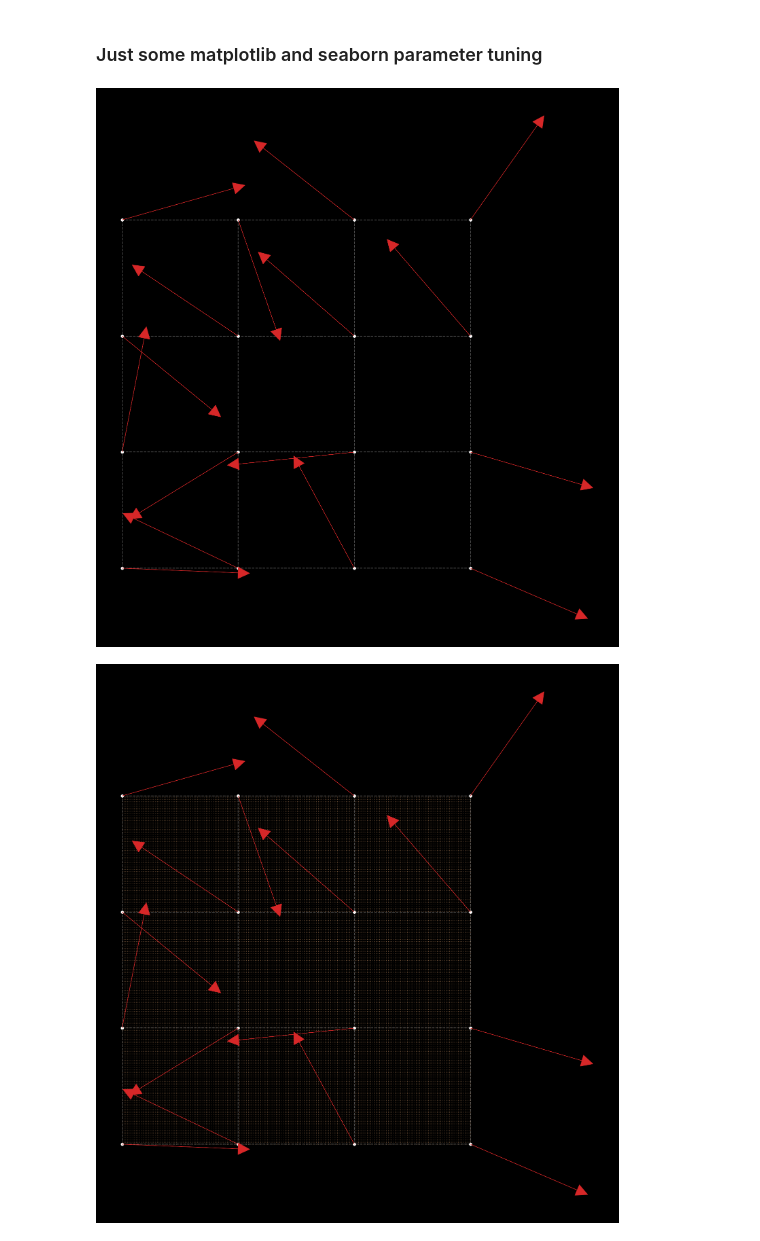
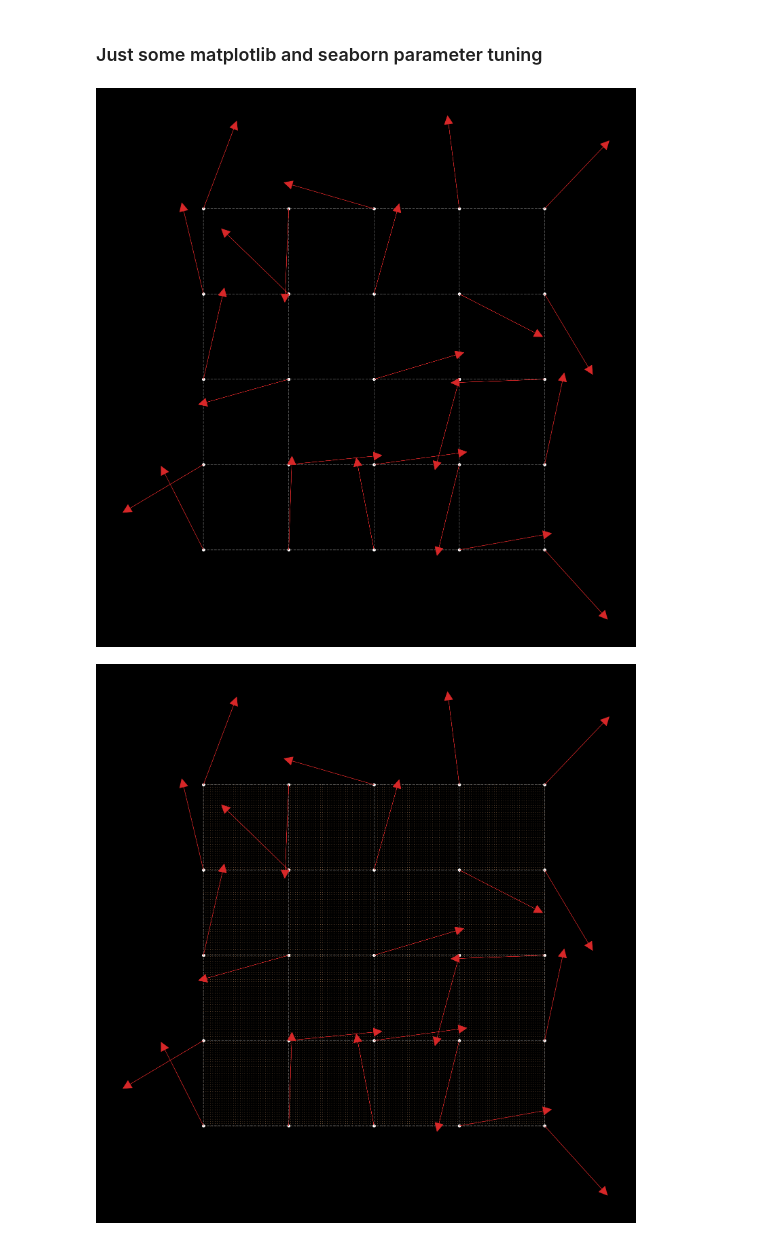
Before and after one commit to masterdesky/ELTE-mod-comp-1-2021, a Jupyter notebook: project/demos/perlin_noise.ipynb, the cells around one changed output. Cells and saved outputs as stored; diff of their text form; code cells hidden in the pictures.

```diff
--- a/project/demos/perlin_noise.ipynb
+++ b/project/demos/perlin_noise.ipynb
@@ -102,6 +105,6 @@ def get_interp_grid(prefix):
 # %%
 def get_coords(nrows, ncols,
-               main, sub, grad):
+               main, sub, grad, flow):
 
     # Create coord. system
     yc = np.arange(0,nrows,1)
@@ -119,7 +122,11 @@ def get_coords(nrows, ncols,
     xg = grad.x.values
     yg = grad.y.values
 
-    return x,y,xs,ys,xg,yg
+    # Load flow field vectors
+    xf = flow.x.values
+    yf = flow.y.values
+
+    return x,y,xs,ys,xg,yg,xf,yf
 # %%
 def get_ngp_for_dot(ngp, dot):
 
@@ -136,13 +143,15 @@ def load_data(prefix):
     dot = get_dot_field(prefix)
     #ngp = get_ngp(prefix)
     interp = get_interp_grid(prefix)
+    flow = get_flow_field(prefix)
 
-    return main, sub, cells, grad, dot, interp
+    return main, sub, cells, grad, dot, interp, flow
 # %%
 # Size of grid
+freq_i = 0
 freqs = 4
-nrows = 4
-ncols = 4
-res = 200
+nrows = 5 * 2**(freq_i)
+ncols = 5 * 2**(freq_i)
+res = 150
 # %%
 data = [load_data(prefix='{}'.format(2**i)) for i in range(0,freqs)]
@@ -150,39 +159,39 @@ interps = [d[-1].reshape(res, res) for d in data]
 # %%
 #analyzetree
 # %%
-x,y,xs,ys,xg,yg = get_coords(nrows=nrows, ncols=ncols, main=data[0][0], sub=data[0][1], grad=data[0][3])
+x,y,xs,ys,xg,yg,xf,yf = get_coords(nrows=nrows, ncols=ncols,
+                                   main=data[freq_i][0], sub=data[freq_i][1], grad=data[freq_i][3], flow=data[freq_i][6])
 # %%
 fig, axes = plt.subplots(figsize=(30,30),
                          facecolor='black')
 axes.set_aspect('equal')
 axes.axis('off')
 
 for i in range(nrows):
     for j in range(ncols):
         k = i * ncols + j
         axes.arrow(x=x[k], y=y[k], dx=xg[k], dy=yg[k],
                    color='tab:red', head_width=0.1, head_length=0.1, zorder=4)
 
 # Draw coordinate grid points and gridlines between these points
 plt.scatter(x, y,
             color='white', s=(8)**2)
 
 for i in range(ncols):
     axes.plot([i, i], [0, nrows-1],
               color='white', ls='--', lw=2, alpha=0.3)
 for i in range(nrows):
     axes.plot([0, ncols-1], [i, i],
               color='white', ls='--', lw=2, alpha=0.3)
 
-plt.savefig(out + 'perlin_mg_nr{}_nc{}_px{}.png'.format(nrows, ncols, res),
+plt.savefig(OUTDIR + 'perlin_mg_nr{}_nc{}_px{}.png'.format(nrows, ncols, res),
             format='png',
             dpi=100,
-            facecolor='black',
-            bbox_inches='tight')
+            facecolor='black')
 
 plt.show()
 # %% [output]
-[figure, old version]
+[figure, new version]
 # %%
 fig, axes = plt.subplots(figsize=(30,30),
                          facecolor='black')
@@ -214,12 +223,11 @@ for i in range(nrows):
 #    plt.scatter(coords.iloc[c].x, coords.iloc[c].y,
 #                color='tab:green', s=(10)**2)
 
-plt.savefig(out + 'perlin_msg_nr{}_nc{}_px{}.png'.format(nrows, ncols, res),
+plt.savefig(OUTDIR + 'perlin_msg_nr{}_nc{}_px{}.png'.format(nrows, ncols, res),
             format='png',
             dpi=100,
-            facecolor='black',
-            bbox_inches='tight')
+            facecolor='black')
 
 plt.show()
 # %% [output]
-[figure, old version]
+[figure, new version]
```
Also changed, not shown: parts of 10 cells of this notebook, 38 other files.
